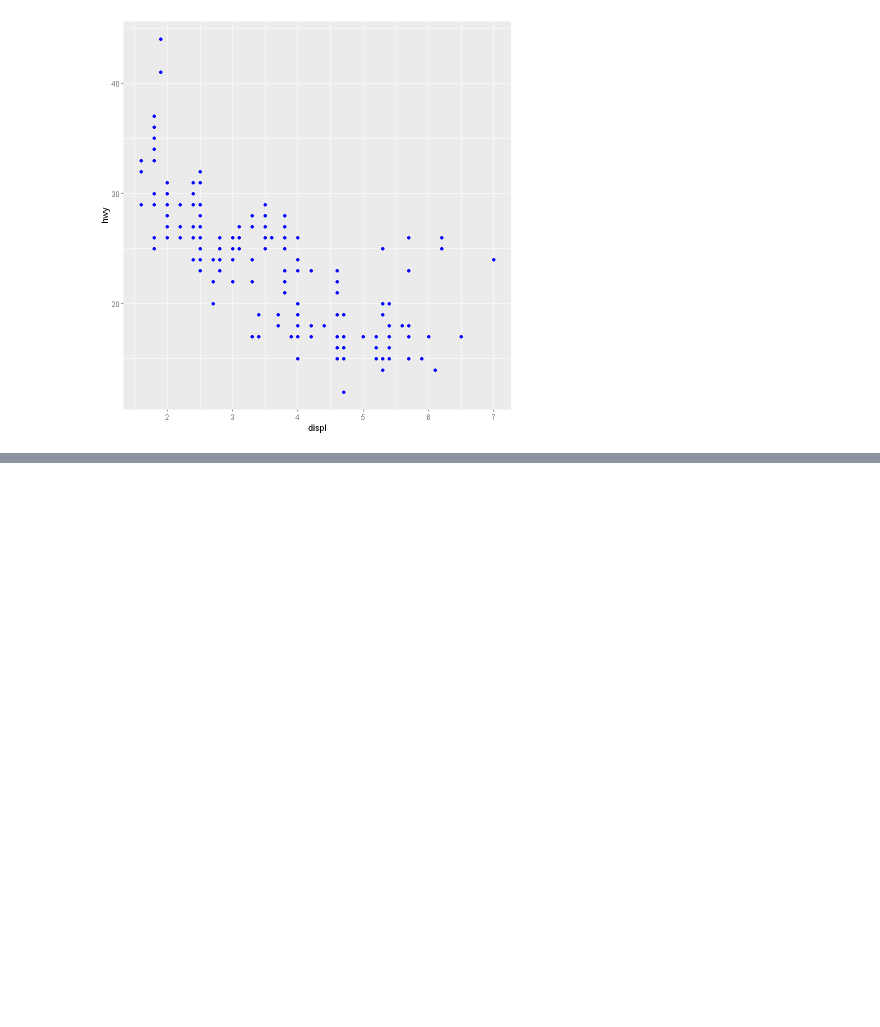
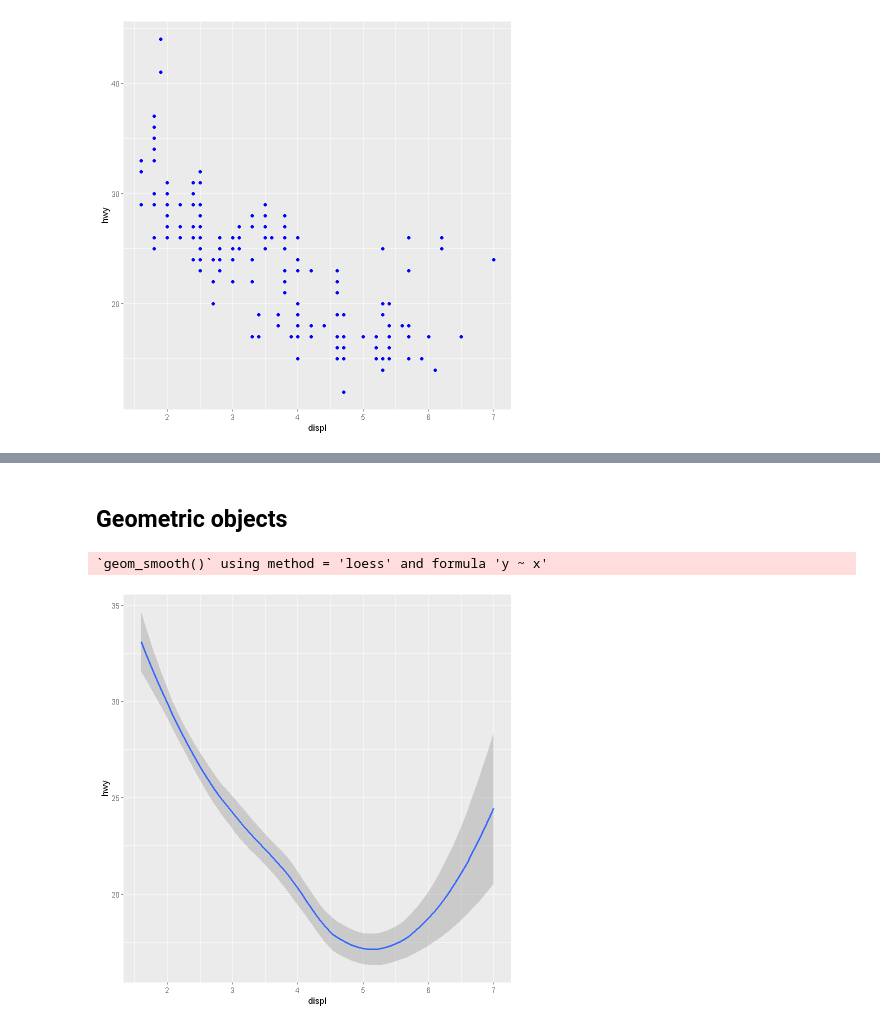
Before and after one commit to Vu-Viet-Phong/R, a Jupyter notebook: R-for-DS/Data-Visualisation.ipynb, the cells around one changed output, grey strips where cells are left out. Drawn from its saved outputs; the diff is of its cells as text; code cells hidden in the pictures; blank space fills up the shorter version.

```diff
--- a/R-for-DS/Data-Visualisation.ipynb
+++ b/R-for-DS/Data-Visualisation.ipynb
@@ -138,0 +153,7 @@ ggplot(data = mpg, aes(x = displ, y = hwy)) + geom_point(color = "blue")
+# %% [markdown]
+## Geometric objects
+# %%
+ggplot(mpg, aes(x = displ, y = hwy)) + geom_smooth()
+# %% [output]
+`geom_smooth()` using method = 'loess' and formula 'y ~ x'
+[figure, added]
```
Also changed, not shown: parts of 12 cells of this notebook.
